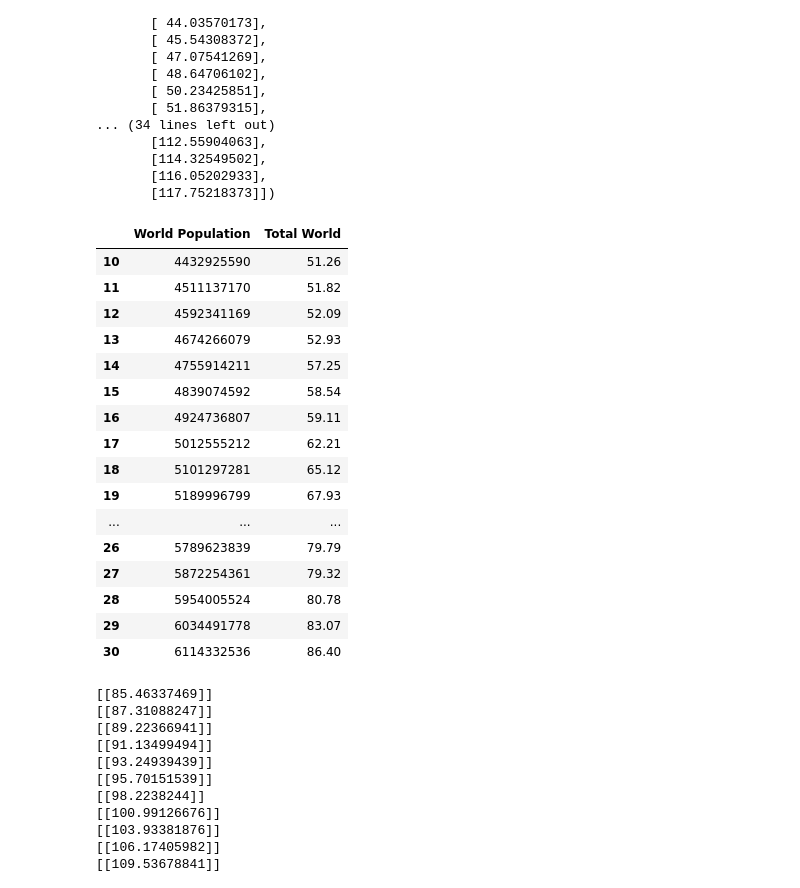
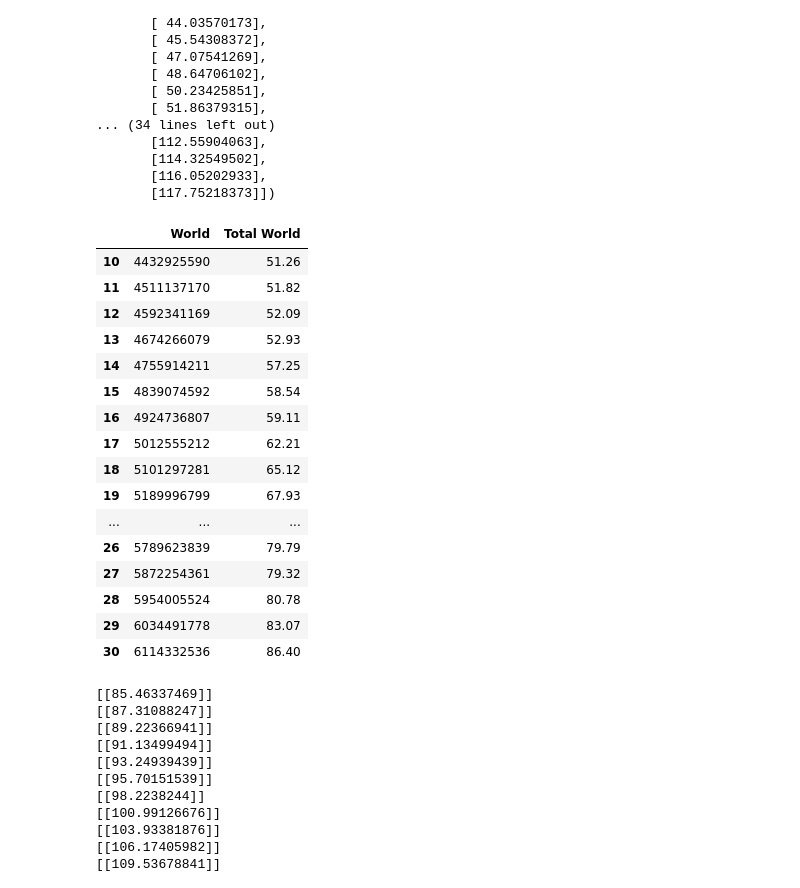
Before and after one commit to minerva-b/Final_Team_Project, a Jupyter notebook: minerva/MachineLearning_Gas_1970-2019.ipynb, the cells around one changed output. Saved outputs shown, nothing was run; the diff lists cells and outputs as text; code cells hidden in the pictures.

```diff
--- a/minerva/MachineLearning_Gas_1970-2019.ipynb
+++ b/minerva/MachineLearning_Gas_1970-2019.ipynb
@@ -401,9 +405,9 @@ array([[ 34.60774016],
        [116.05202933],
        [117.75218373]])
 # %%
-gas_pop2.loc[gas_pop2['Year'].between(1980, 2000), ['World Population', 'Total World']]
+gas_pop2.loc[gas_pop2['Year'].between(1980, 2000), ['World', 'Total World']] # Total world population and Total world exajoules consumed
 # %% [output]
-|  | World Population | Total World |
+|  | World | Total World |
 | 10 | 4432925590 | 51.26 |
 | 11 | 4511137170 | 51.82 |
 | 12 | 4592341169 | 52.09 |
```
Also changed, not shown: parts of 16 cells of this notebook.
